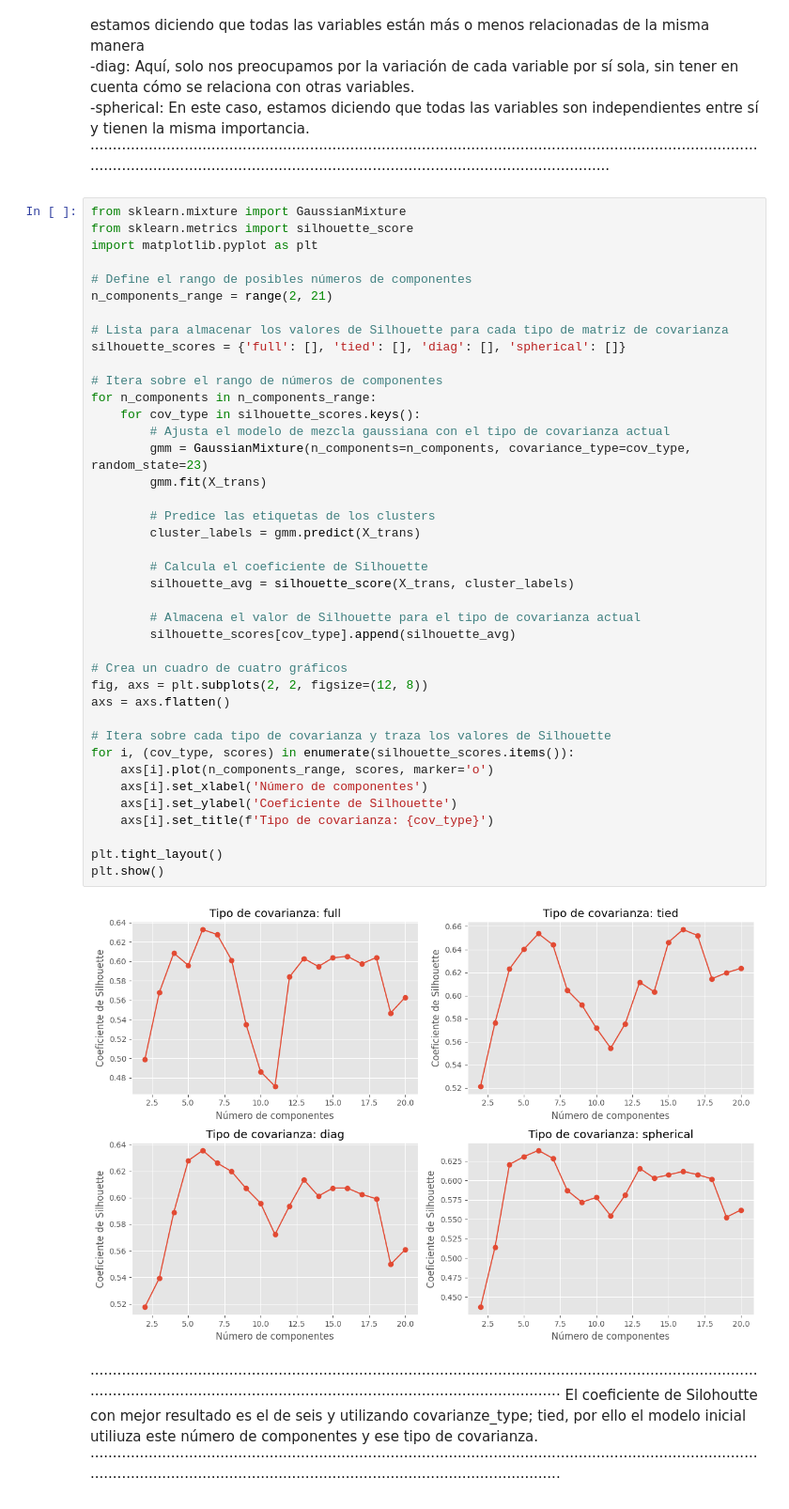
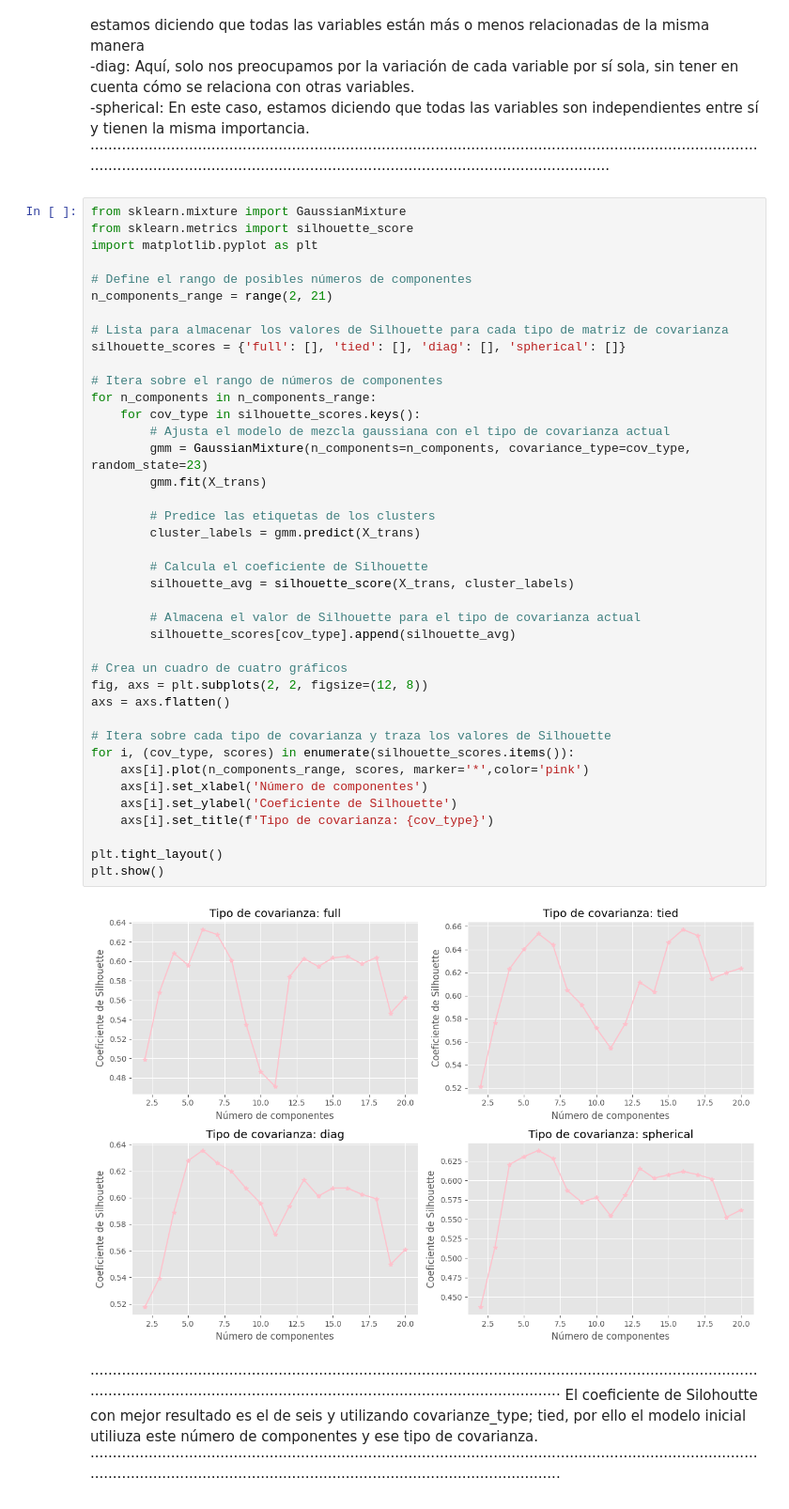
Before and after one commit to NathaliaMoniz/GRUPO09_Practica2, a Jupyter notebook: Practica.ipynb, the cells around one changed output. Shown at 94% size. Saved outputs shown, nothing was run; the diff lists cells and outputs as text.

```diff
--- a/Practica.ipynb
+++ b/Practica.ipynb
@@ -1159,35 +1185,35 @@ silhouette_scores = {'full': [], 'tied': [], 'diag': [], 'spherical': []}
 
 # Itera sobre el rango de números de componentes
 for n_components in n_components_range:
     for cov_type in silhouette_scores.keys():
         # Ajusta el modelo de mezcla gaussiana con el tipo de covarianza actual
         gmm = GaussianMixture(n_components=n_components, covariance_type=cov_type, random_state=23)
         gmm.fit(X_trans)
 
         # Predice las etiquetas de los clusters
         cluster_labels = gmm.predict(X_trans)
 
         # Calcula el coeficiente de Silhouette
         silhouette_avg = silhouette_score(X_trans, cluster_labels)
 
         # Almacena el valor de Silhouette para el tipo de covarianza actual
         silhouette_scores[cov_type].append(silhouette_avg)
 
 # Crea un cuadro de cuatro gráficos
 fig, axs = plt.subplots(2, 2, figsize=(12, 8))
 axs = axs.flatten()
 
 # Itera sobre cada tipo de covarianza y traza los valores de Silhouette
 for i, (cov_type, scores) in enumerate(silhouette_scores.items()):
-    axs[i].plot(n_components_range, scores, marker='o')
+    axs[i].plot(n_components_range, scores, marker='*',color='pink')
     axs[i].set_xlabel('Número de componentes')
     axs[i].set_ylabel('Coeficiente de Silhouette')
     axs[i].set_title(f'Tipo de covarianza: {cov_type}')
 
 plt.tight_layout()
 plt.show()
 # %% [output]
-[figure, old version]
+[figure, new version]
 # %% [markdown]
 ······························································································································································································································································
 El coeficiente de Silohoutte con mejor resultado es el de seis y utilizando covarianze_type; tied, por ello el modelo inicial utiliuza este número de componentes y ese tipo de covarianza.
```
Also changed, not shown: parts of 40 cells of this notebook.
